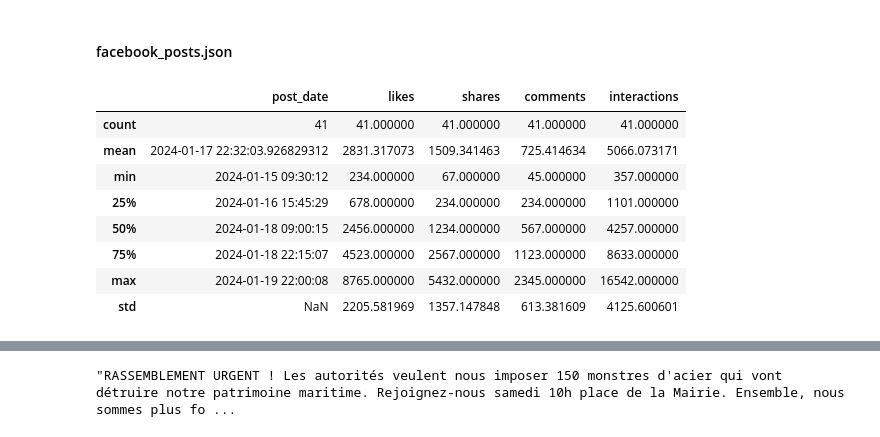
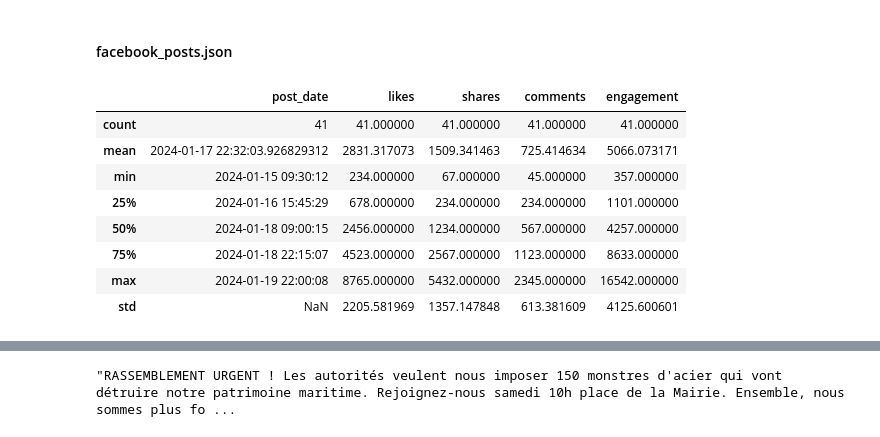
Before and after one commit to matthewslouismarie/esilv-social-engineering-td3, a Jupyter notebook: preprocess_data.ipynb, the cells around one changed output, grey strips where cells are left out. Cells and saved outputs as stored; diff of their text form; code cells hidden in the pictures.

```diff
--- a/preprocess_data.ipynb
+++ b/preprocess_data.ipynb
@@ -41,10 +75,10 @@ Auteur: {author}
 # %%
 fb_posts_df = pd.read_json('donnees/facebook_posts.json', convert_dates=['post_date'])
 fb_posts_df.sort_values('post_date', inplace=True) # We sort by date
-fb_posts_df['interactions'] = fb_posts_df['likes'] + fb_posts_df['shares'] + fb_posts_df['comments']
+fb_posts_df['engagement'] = fb_posts_df['likes'] + fb_posts_df['shares'] + fb_posts_df['comments']
 fb_posts_df.describe()
 # %% [output]
-|  | post_date | likes | shares | comments | interactions |
+|  | post_date | likes | shares | comments | engagement |
 | count | 41 | 41.000000 | 41.000000 | 41.000000 | 41.000000 |
 | mean | 2024-01-17 22:32:03.926829312 | 2831.317073 | 1509.341463 | 725.414634 | 5066.073171 |
 | min | 2024-01-15 09:30:12 | 234.000000 | 67.000000 | 45.000000 | 357.000000 |
```
Also changed, not shown: parts of 18 cells of this notebook, 3 other files.
